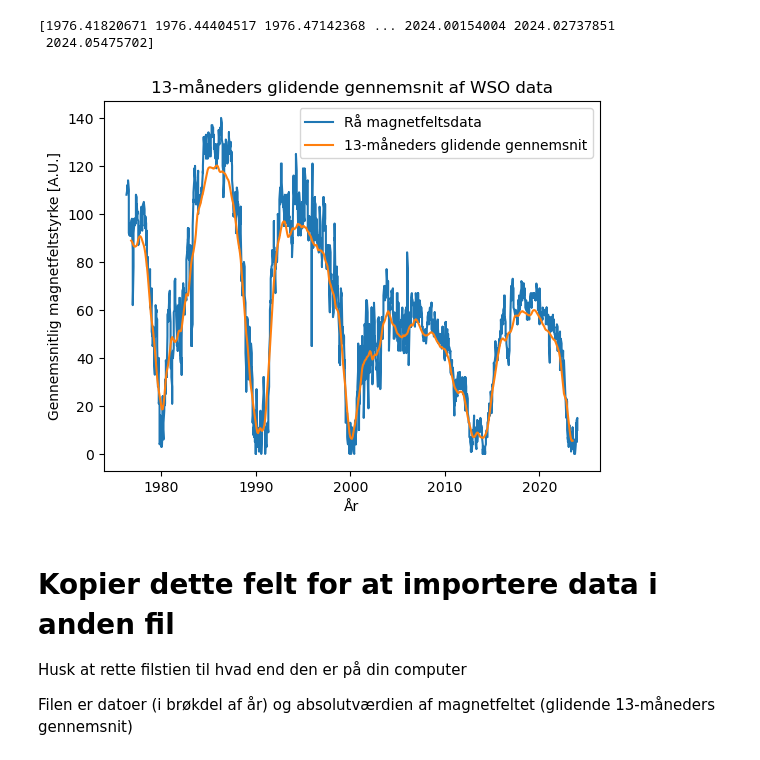
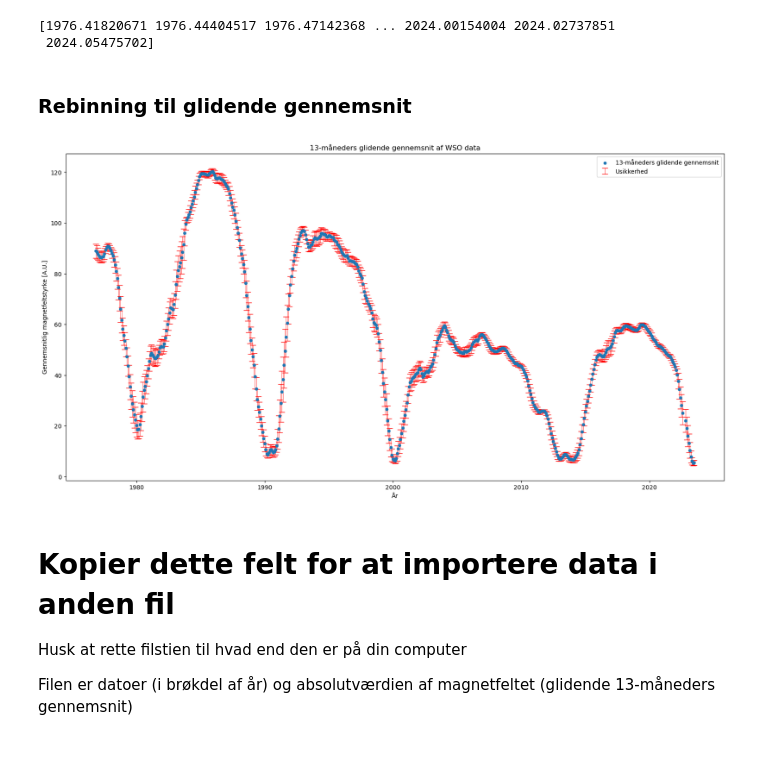
Before and after one commit to Focus9752/Solpletter_projekt, a Jupyter notebook: Magnus carlsen/data/WSO_rebinning-smoothing.ipynb, the cells around one changed output. Drawn from its saved outputs; the diff is of its cells as text; code cells hidden in the pictures.

Commit message:
Har korreleret det der skal korreleres og smoothed det der skal smoothes ;P

```diff
--- a/Magnus carlsen/data/WSO_rebinning-smoothing.ipynb
+++ b/Magnus carlsen/data/WSO_rebinning-smoothing.ipynb
@@ -85,37 +85,52 @@ for i in range(len(wso_date_fraction_arr)):
 # Omregn til gennemsnit
 for key, value in wso_date_dict.items():
     wso_date_dict[key] = np.mean(value)
+# %% [markdown]
+### Rebinning til glidende gennemsnit
 # %%
 # 13 måneders glidende gennemsnit alle datapunkter vægtet med 1, første og sidste måned vægtet med 0.5
 # Ingen data for de første 6 og sidste 6 måneder
+
+# Returner [[glidende gennemsnit], [usikkerhed på glidende gennemsnit]]
 def monthly_smoothed_13(data):
     smoothed_data = np.zeros(len(data))
+    smoothed_data_uncert = np.zeros(len(data))
     for i in range(6, len(data) - 6):
-        smoothed_data[i] = (0.5 * data[i - 6] + data[i - 5] + data[i - 4] + data[i - 3] + data[i - 2] + data[i - 1] + data[i] + data[i + 1] + data[i + 2] + data[i + 3] + data[i + 4] + data[i + 5] + 0.5 * data[i + 6]) / 13
+        # Datapunkterne for de omkringliggende 12 måneder
+        surrounding_data = data[i - 6:i + 7]
+        # Beregn det glidende gennemsnit
+        smoothed_data[i] = (0.5 * surrounding_data[0] + surrounding_data[1] + surrounding_data[2] + surrounding_data[3] + surrounding_data[4] + surrounding_data[5] + surrounding_data[6] + surrounding_data[7] + surrounding_data[8] + surrounding_data[9] + surrounding_data[10] + surrounding_data[11] + 0.5 * surrounding_data[12]) / 13
+        # Beregn usikkerheden med formlen for usikkerheden på middelværdien
+        smoothed_data_uncert[i] = np.std(surrounding_data) / np.sqrt(len(surrounding_data))
 
     # Slet de første og sidste 6 måneder
     smoothed_data = smoothed_data[6:-6]
+    smoothed_data_uncert = smoothed_data_uncert[6:-6]
 
-    return smoothed_data
+    return [smoothed_data, smoothed_data_uncert]
 # %%
 monthly_averaged_date, monthly_averaged_wso = zip(*(wso_date_dict.items()))
 
 # 13-måneders glidende gennemsnit af magnetfeltsdata
-monthly_averaged_wso = monthly_smoothed_13(monthly_averaged_wso)
+monthly_smoothed_wso, monthly_smoothed_wso_uncert = monthly_smoothed_13(monthly_averaged_wso)
 
 # Slet de første og sidste 6 måneder af datoer
 monthly_averaged_date = monthly_averaged_date[6:-6]
 
 # Plot data sammen med ikke smoothed data
-plt.plot(wso_date_fraction_arr, wso_average_arr, label='Rå magnetfeltsdata')
-plt.plot(monthly_averaged_date, monthly_averaged_wso, label='13-måneders glidende gennemsnit')
+ScatterSize = 20
+
+plt.figure(figsize=(20,10))
+#plt.scatter(wso_date_fraction_arr, wso_average_arr, label='Rå magnetfeltsdata', s=ScatterSize)
+plt.scatter(monthly_averaged_date, monthly_smoothed_wso, label='13-måneders glidende gennemsnit', s=ScatterSize)
+plt.errorbar(monthly_averaged_date, monthly_smoothed_wso, label="Usikkerhed", yerr=monthly_smoothed_wso_uncert, fmt='none', elinewidth=0.5, ecolor='red', capsize=5,  zorder=0)
 plt.xlabel('År')
 plt.ylabel('Gennemsnitlig magnetfeltstyrke [A.U.]')
 plt.title('13-måneders glidende gennemsnit af WSO data')
 plt.legend()
 plt.show()
 # %% [output]
-[figure, old version]
+[figure, new version]
 # %%
 # Gem magnetfeltsdata i en fil
 loc2 = r"C:\Users\marcu\OneDrive\Documents\GitHub\Solpletter_projekt\Magnus carlsen\data\WSO_smoothed.csv"
```
Also changed, not shown: parts of 2 cells of this notebook, 3 other files.
